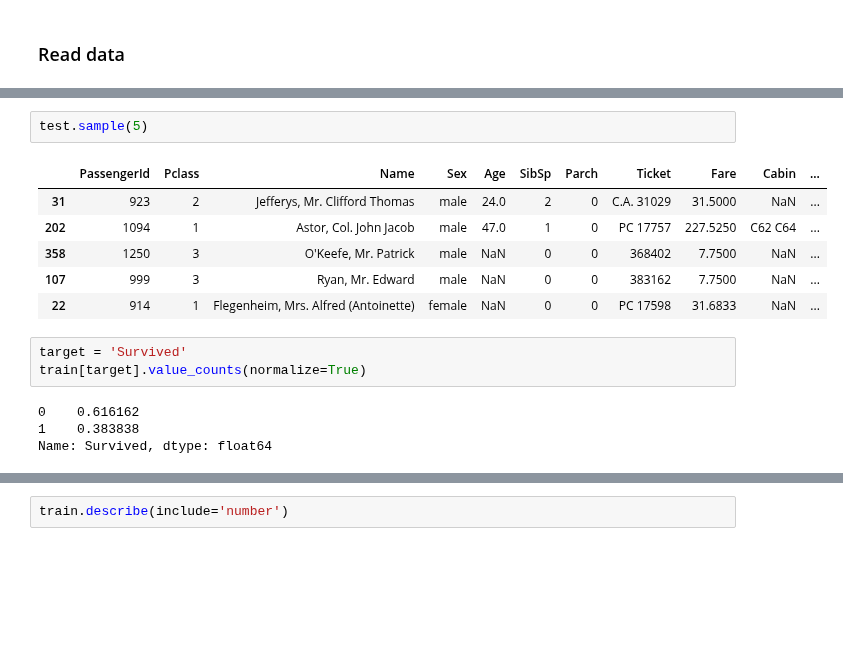
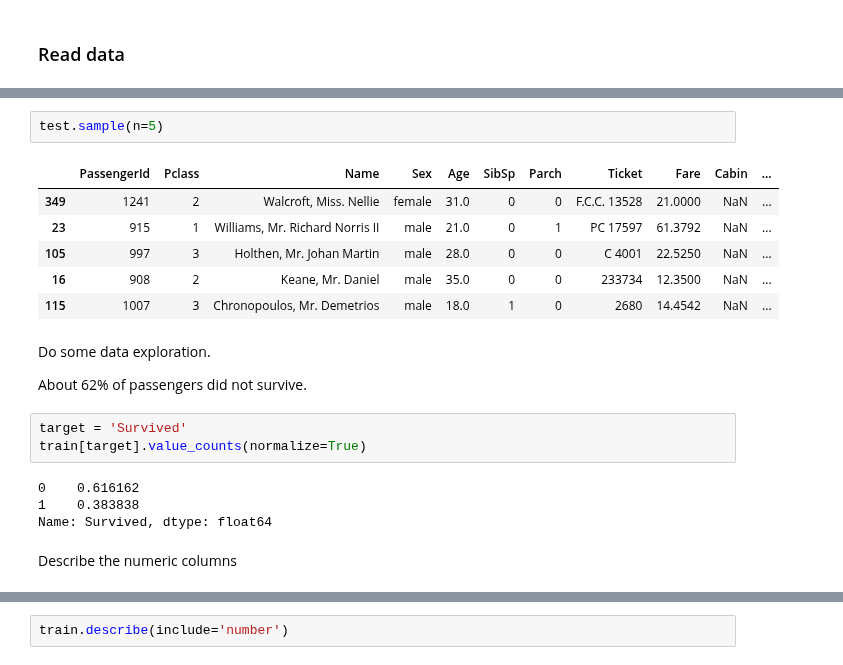
Before and after one commit to LambdaSchool/DS-Unit-2-Sprint-3-Classification-Validation, a Jupyter notebook: module1-logistic-regression/LS_DS_231_Logistic_Regression.ipynb, the cells around one changed output, grey strips where cells are left out. Cells and saved outputs as stored; diff of their text form; blank space fills up the shorter version.

```diff
--- a/module1-logistic-regression/LS_DS_231_Logistic_Regression.ipynb
+++ b/module1-logistic-regression/LS_DS_231_Logistic_Regression.ipynb
@@ -94,12 +73,16 @@ train.sample(n=5)
 # %%
-test.sample(5)
+test.sample(n=5)
 # %% [output]
 |  | PassengerId | Pclass | Name | Sex | Age | SibSp | Parch | Ticket | Fare | Cabin | ... |
-| 31 | 923 | 2 | Jefferys, Mr. Clifford Thomas | male | 24.0 | 2 | 0 | C.A. 31029 | 31.5000 | NaN | ... |
-| 202 | 1094 | 1 | Astor, Col. John Jacob | male | 47.0 | 1 | 0 | PC 17757 | 227.5250 | C62 C64 | ... |
-| 358 | 1250 | 3 | O'Keefe, Mr. Patrick | male | NaN | 0 | 0 | 368402 | 7.7500 | NaN | ... |
-| 107 | 999 | 3 | Ryan, Mr. Edward | male | NaN | 0 | 0 | 383162 | 7.7500 | NaN | ... |
-| 22 | 914 | 1 | Flegenheim, Mrs. Alfred (Antoinette) | female | NaN | 0 | 0 | PC 17598 | 31.6833 | NaN | ... |
+| 349 | 1241 | 2 | Walcroft, Miss. Nellie | female | 31.0 | 0 | 0 | F.C.C. 13528 | 21.0000 | NaN | ... |
+| 23 | 915 | 1 | Williams, Mr. Richard Norris II | male | 21.0 | 0 | 1 | PC 17597 | 61.3792 | NaN | ... |
+| 105 | 997 | 3 | Holthen, Mr. Johan Martin | male | 28.0 | 0 | 0 | C 4001 | 22.5250 | NaN | ... |
+| 16 | 908 | 2 | Keane, Mr. Daniel | male | 35.0 | 0 | 0 | 233734 | 12.3500 | NaN | ... |
+| 115 | 1007 | 3 | Chronopoulos, Mr. Demetrios | male | 18.0 | 1 | 0 | 2680 | 14.4542 | NaN | ... |
+# %% [markdown]
+Do some data exploration.
+
+About 62% of passengers did not survive.
 # %%
 target = 'Survived'
 train[target].value_counts(normalize=True)
@@ -107,3 +90,5 @@ train[target].value_counts(normalize=True)
 0    0.616162
 1    0.383838
 Name: Survived, dtype: float64
+# %% [markdown]
+Describe the numeric columns
```
Also changed, not shown: parts of 132 cells of this notebook.
